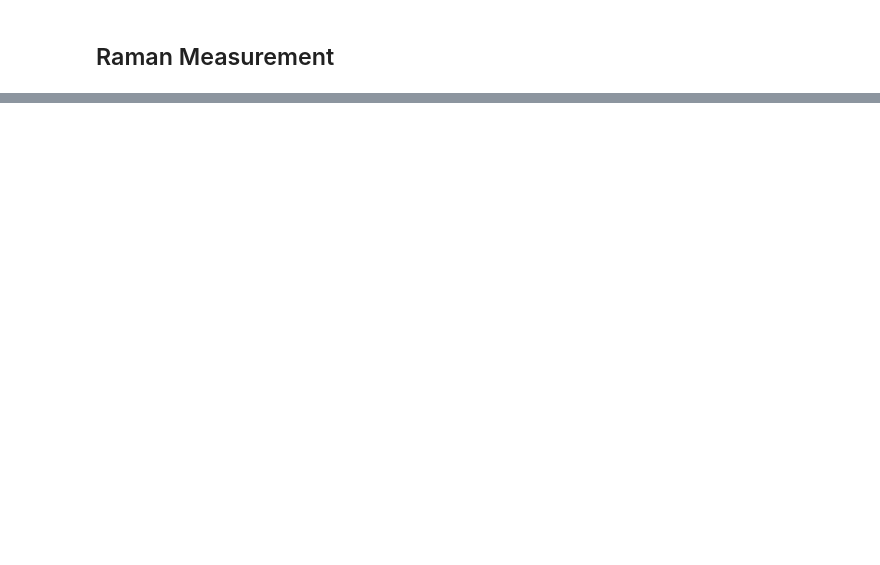
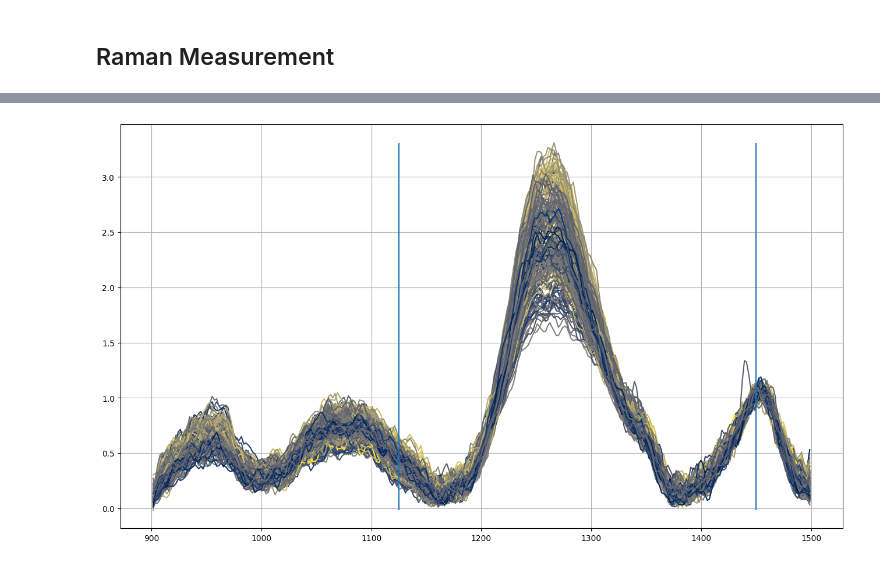
Before and after one commit to fizzyf0xy/Raman, a Jupyter notebook: python/20240327_pilot/ayalysis.ipynb, the cells around one changed output, grey strips where cells are left out. Cells and saved outputs as stored; diff of their text form; code cells hidden in the pictures; blank space fills up the shorter version.

Commit message:
predicted

```diff
--- a/python/20240327_pilot/ayalysis.ipynb
+++ b/python/20240327_pilot/ayalysis.ipynb
@@ -156,0 +219,43 @@ for subj_id,data in zip(subj_ids, datas):
+# %%
+fig,ax = plt.subplots(figsize=(16,9))
+ymin = np.inf
+ymax = -1 * np.inf
+ymin_1125 = np.inf
+ymax_1125 = -1 * np.inf
+for subj_id, data in zip(subj_ids, datas):
+    predicteds = []
+    for index,row in data.iterrows():
+        glucose = row.glucose
+        prefix = row.prefix
+        x = row.spectrum[:,0].copy()
+        y = row.spectrum[:,1].copy()
+        y = despike(y, window_size=25)
+        y = standardized(y)
+        bl = baseline(y, deg=4)
+        y = y - bl
+        # ax.plot(x,y)
+        # ax.plot(x,bl)
+        # break
+        # y = butter_lowpass_filter(data=y, normal_cutoff=0.1, order=1)
+        y = y + abs(y.min())
+        y = savgol_filter(y.copy(), window_length=7, polyorder=2, deriv=0)
+        y_1450 = y[(x > 1440) & (x < 1460)].mean()
+        # print(y_1450)
+        y = y / y_1450
+        color = cMap.to_rgba(glucose)
+        ax.plot(x,y, c=color)
+        if y.max() > ymax: ymax = y.max()
+        if y.min() < ymin: ymin = y.min()
+        y_1125 = y[(x > 1120) & (x < 1130)].mean()
+        predicteds.append(y_1125)
+    data['predicted'] = predicteds
+
+
+ax.vlines(x=1125, ymax=ymax, ymin=ymin)
+# ax.vlines(x=1265, ymax=ymax, ymin=ymin)
+ax.vlines(x=1450, ymax=ymax, ymin=ymin)
+
+ax.grid()
+plt.show()
+# %% [output]
+[figure, added]
```
Also changed, not shown: parts of 8 cells of this notebook, 2 other files.
